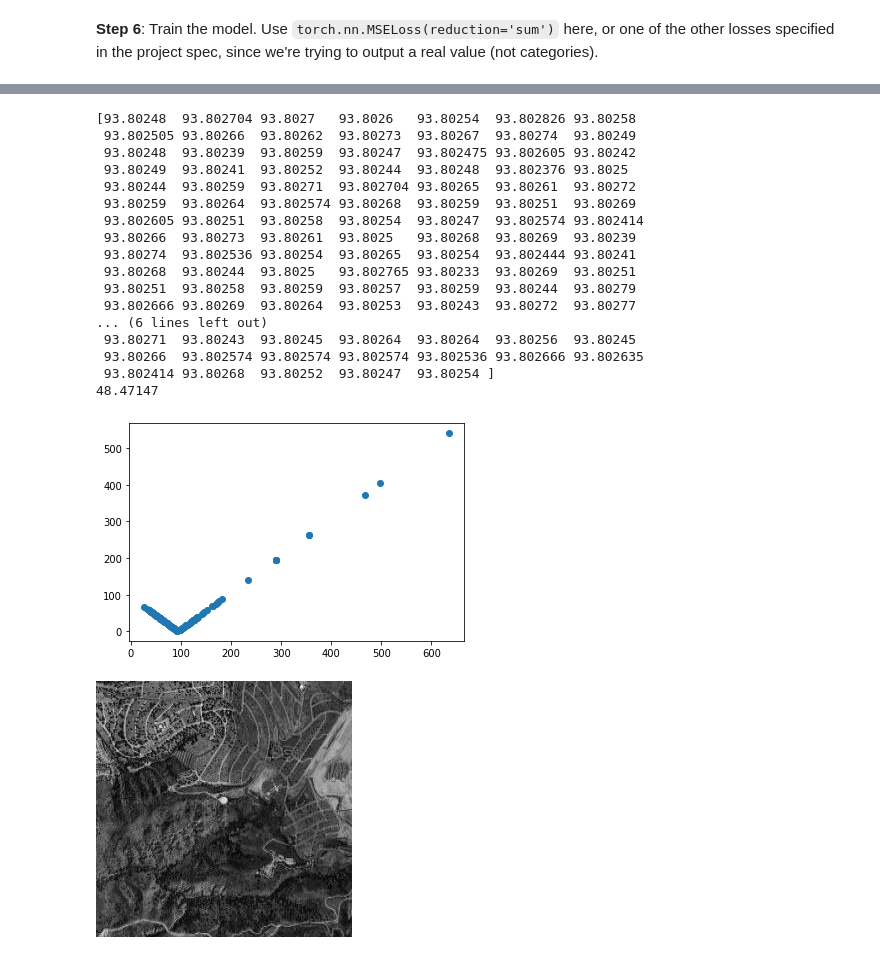
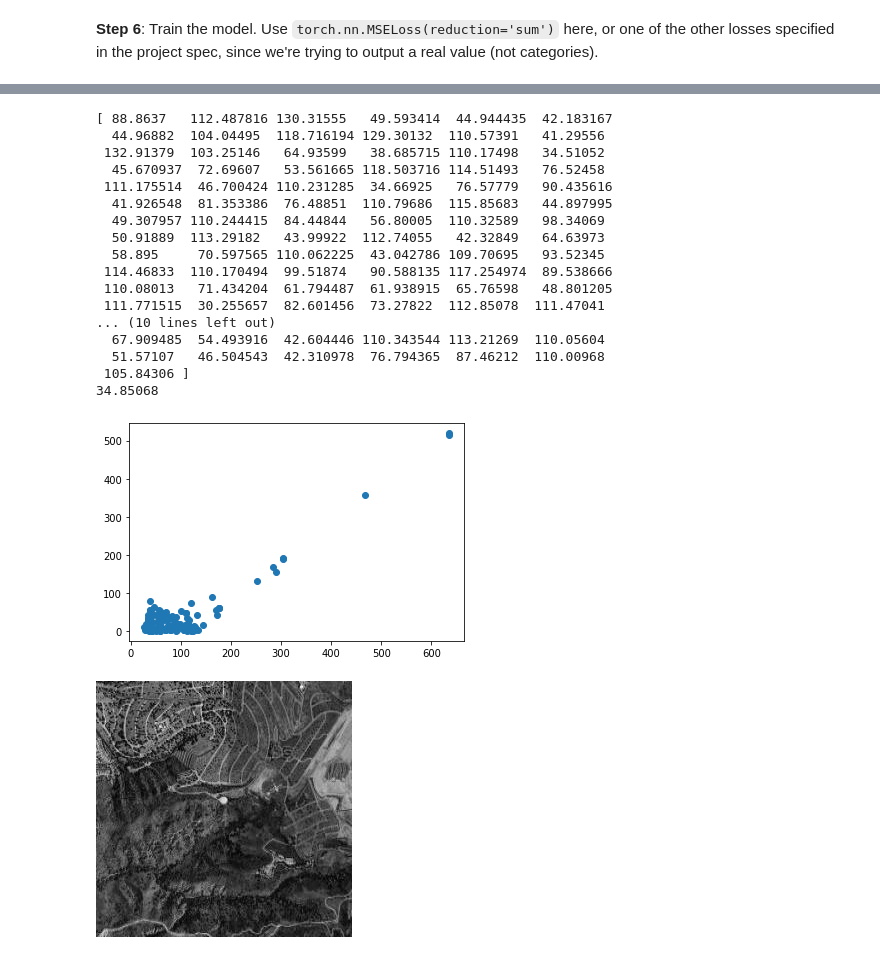
Before and after one commit to zy-f/la-income, a Jupyter notebook: Framework.ipynb, the cells around one changed output, grey strips where cells are left out. Drawn from its saved outputs; the diff is of its cells as text; code cells hidden in the pictures.

```diff
--- a/Framework.ipynb
+++ b/Framework.ipynb
@@ -265,8 +265,15 @@ x1, y1 = zip(*counts.items())
 y1 = np.array(y1)/sum(y1)
 plt.scatter(x1, y1)
 
+# TRAINING STRATEGY:
+"""
+1) split data into 25 buckets of income ranges
+1) train on only rare buckets (counts <= 50) and save best model after ~50 epochs
+2) reload that best model and retrain on buckets with counts^.85 distribution (which flattens it a bit)
+"""
 for bucket in counts.keys():
-    bucket_distrib[bucket] = counts[bucket]**.85
+    # bucket_distrib[bucket] = counts[bucket]**.85
+    bucket_distrib[bucket] = 0 if counts[bucket] > 50 else np.log2(counts[bucket])
     sum_for_norm += bucket_distrib[bucket]
 
 bucket_distrib = {k:v/sum_for_norm for k,v in bucket_distrib.items()}
@@ -469,9 +477,9 @@ Model(
 # model = Model(input_dim=256, img_depth=3, sequence_list=sequence_list, fc_hidden_dims=fc_hidden_dims)
 # model = model.cuda()
 loss_func = nn.SmoothL1Loss(reduction='sum') # LogCoshLoss(reduction='mean') # torch.nn.MSELoss(reduction='sum')
-optimizer = torch.optim.Adam(model.parameters(), lr=1e-4)
-
-writer = SummaryWriter()
+optimizer = torch.optim.Adam(model.parameters(), lr=1e-5)
+save_name = 'sharpMixedTraining.pt' # 'model2-SmoothL1loss-modTrainDistribLight-MedNet-retryANTIOVERWRITE.pt'
+# writer = SummaryWriter()
 
 model.train()
 num_epochs = 200
@@ -486,8 +494,6 @@ for epoch_num in range(num_epochs):
 
         pred = model(img_batch).squeeze()
         loss = loss_func(pred, label)
-        # Step 1: feed your predictions into the model, outputting a variable `pred`
-        # Step 2: calculate the loss w.r.t the predictions and the labels
 
         loss.backward()
         torch.nn.utils.clip_grad_norm_(model.parameters(), 10)
@@ -508,9 +514,6 @@ for epoch_num in range(num_epochs):
 
             pred = model(img_batch).squeeze()
             loss = loss_func(pred, label)
-            # Step 1: feed your predictions into the model, outputting a variable `pred`
-            # Step 2: calculate the loss w.r.t the predictions and the labels
-
 
             avg_val_loss += loss
             avg_val_l1 += torch.abs(pred - label).sum()
@@ -520,7 +523,7 @@ for epoch_num in range(num_epochs):
         print(f'Epoch {epoch_num+1} -> Train loss: {avg_train_loss}  Train L1: {avg_train_l1}  Eval Loss: {avg_val_loss}  Eval L1: {avg_val_l1}')
         if avg_val_l1 < best_val_l1: # if new best model
             save_obj = {'state_dict':model.state_dict(), 'sequence_list':sequence_list, 'fc_hidden_dims':fc_hidden_dims}
-            torch.save(save_obj, 'model2-SmoothL1loss-modTrainDistribLight-MedNet.pt')
+            torch.save(save_obj, save_name)
             best_val_l1 = avg_val_l1
             print("Saved new best model.")
 # %% [output]
@@ -537,56 +538,56 @@ Saved new best model.
 # %%
 # val_model = Model(input_dim=256, img_depth=1, sequence_list=sequence_list, fc_hidden_dims=fc_hidden_dims).cuda()
 # val_model.load_state_dict(torch.load("janktest.pth"))
-model_data = torch.load("model-SmoothL1loss-modTrainDistribLight-MedNet.pt")
-# print(model_data['sequence_list'])
-# 0/0
-val_model = Model(input_dim=256, img_depth=1, sequence_list=sequence_list, fc_hidden_dims=model_data['fc_hidden_dims'])
+model_data = torch.load("mixedTraining2.pt")
+# model_data = torch.load("model2-SmoothL1loss-modTrainDistribLight-MedNet-retry.pt")
+val_model = Model(input_dim=256, img_depth=1, sequence_list=model_data['sequence_list'], fc_hidden_dims=model_data['fc_hidden_dims'])
 val_model.load_state_dict(model_data['state_dict'])
 val_model.eval()
 val_model.cuda()
+loss_func = nn.SmoothL1Loss(reduction='sum')
 with torch.no_grad():
     avg_val_loss = 0
     avg_val_l1 = 0
     valid_preds = torch.Tensor(len(val_indices)).cuda()
     valid_ys = torch.Tensor(len(val_indices)).cuda()
     for i, (img_batch, label) in enumerate(valid_dataloader):
         img_batch = img_batch.cuda()
         label = label.cuda()
 
         pred = val_model(img_batch).squeeze()
         valid_preds[i*bsz:(i+1)*bsz] = pred.detach()
         valid_ys[i*bsz:(i+1)*bsz] = label.detach()
         loss = loss_func(pred, label)
 
         avg_val_loss += loss.item()
         avg_val_l1 += torch.abs(pred - label).sum()
 valid_preds = valid_preds.cpu().numpy()
 print(valid_preds)
 valid_ys = valid_ys.cpu().numpy()
 l1 = np.abs(valid_preds - valid_ys)
 print(l1.mean())
 mask = np.ones_like(valid_ys,dtype=np.bool) #valid_ys < 250
 plt.scatter(valid_ys[mask], l1[mask])
 plt.show()
 # %% [output]
-[93.80248  93.802704 93.8027   93.8026   93.80254  93.802826 93.80258
- 93.802505 93.80266  93.80262  93.80273  93.80267  93.80274  93.80249
- 93.80248  93.80239  93.80259  93.80247  93.802475 93.802605 93.80242
- 93.80249  93.80241  93.80252  93.80244  93.80248  93.802376 93.8025
- 93.80244  93.80259  93.80271  93.802704 93.80265  93.80261  93.80272
- 93.80259  93.80264  93.802574 93.80268  93.80259  93.80251  93.80269
- 93.802605 93.80251  93.80258  93.80254  93.80247  93.802574 93.802414
- 93.80266  93.80273  93.80261  93.8025   93.80268  93.80269  93.80239
- 93.80274  93.802536 93.80254  93.80265  93.80254  93.802444 93.80241
- 93.80268  93.80244  93.8025   93.802765 93.80233  93.80269  93.80251
- 93.80251  93.80258  93.80259  93.80257  93.80259  93.80244  93.80279
- 93.802666 93.80269  93.80264  93.80253  93.80243  93.80272  93.80277
-... (6 lines left out)
- 93.80271  93.80243  93.80245  93.80264  93.80264  93.80256  93.80245
- 93.80266  93.802574 93.802574 93.802574 93.802536 93.802666 93.802635
- 93.802414 93.80268  93.80252  93.80247  93.80254 ]
-48.47147
+[ 88.8637   112.487816 130.31555   49.593414  44.944435  42.183167
+  44.96882  104.04495  118.716194 129.30132  110.57391   41.29556
+ 132.91379  103.25146   64.93599   38.685715 110.17498   34.51052
+  45.670937  72.69607   53.561665 118.503716 114.51493   76.52458
+ 111.175514  46.700424 110.231285  34.66925   76.57779   90.435616
+  41.926548  81.353386  76.48851  110.79686  115.85683   44.897995
+  49.307957 110.244415  84.44844   56.80005  110.32589   98.34069
+  50.91889  113.29182   43.99922  112.74055   42.32849   64.63973
+  58.895     70.597565 110.062225  43.042786 109.70695   93.52345
+ 114.46833  110.170494  99.51874   90.588135 117.254974  89.538666
+ 110.08013   71.434204  61.794487  61.938915  65.76598   48.801205
+ 111.771515  30.255657  82.601456  73.27822  112.85078  111.47041
+... (10 lines left out)
+  67.909485  54.493916  42.604446 110.343544 113.21269  110.05604
+  51.57107   46.504543  42.310978  76.794365  87.46212  110.00968
+ 105.84306 ]
+34.85068
-[figure, old version]
+[figure, new version]
 # %%
 for i in [700, 3, 52, 611, 458, 299]:
     display(dset.total_imgs[i])
```
Also changed, not shown: parts of 5 cells of this notebook.
